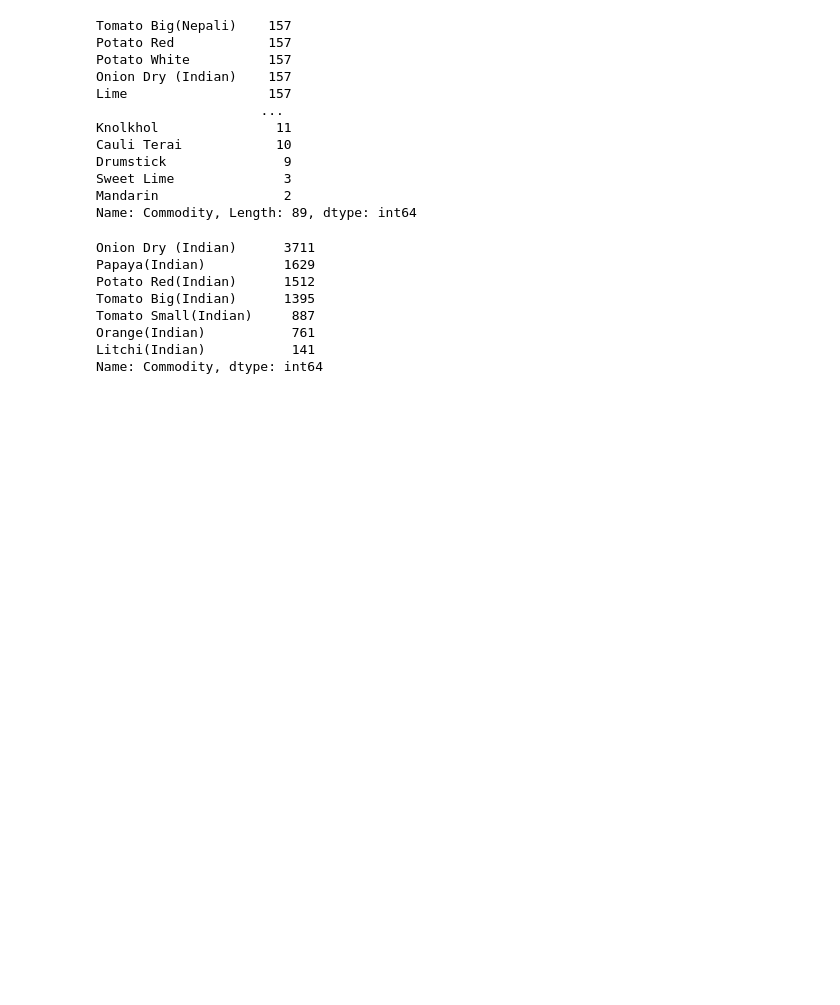
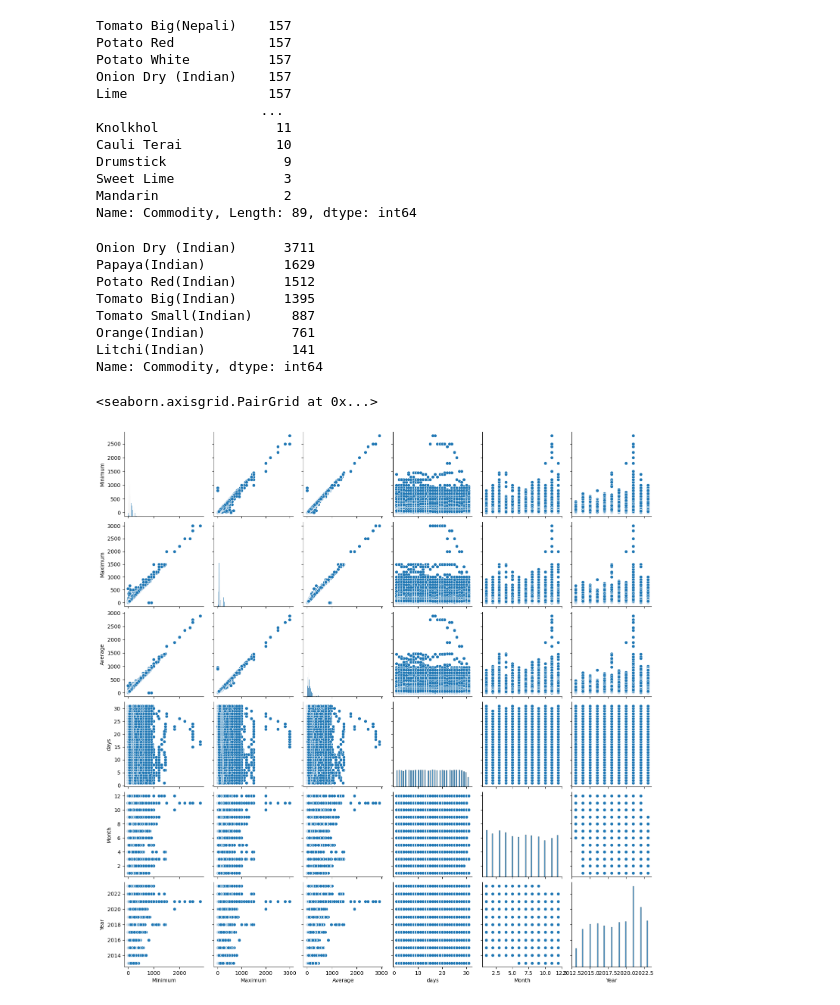
Before and after one commit to sanjip1203/kalimati-vegetable, a Jupyter notebook: kalimati-vegetable.ipynb, the cells around one changed output. Drawn from its saved outputs; the diff is of its cells as text; code cells hidden in the pictures; blank space fills up the shorter version.

```diff
--- a/kalimati-vegetable.ipynb
+++ b/kalimati-vegetable.ipynb
@@ -229,3 +229,8 @@ Tomato Small(Indian)     887
 Orange(Indian)           761
 Litchi(Indian)           141
 Name: Commodity, dtype: int64
+# %%
+sns.pairplot(df1)
+# %% [output]
+<seaborn.axisgrid.PairGrid at 0x...>
+[figure, added]
```
